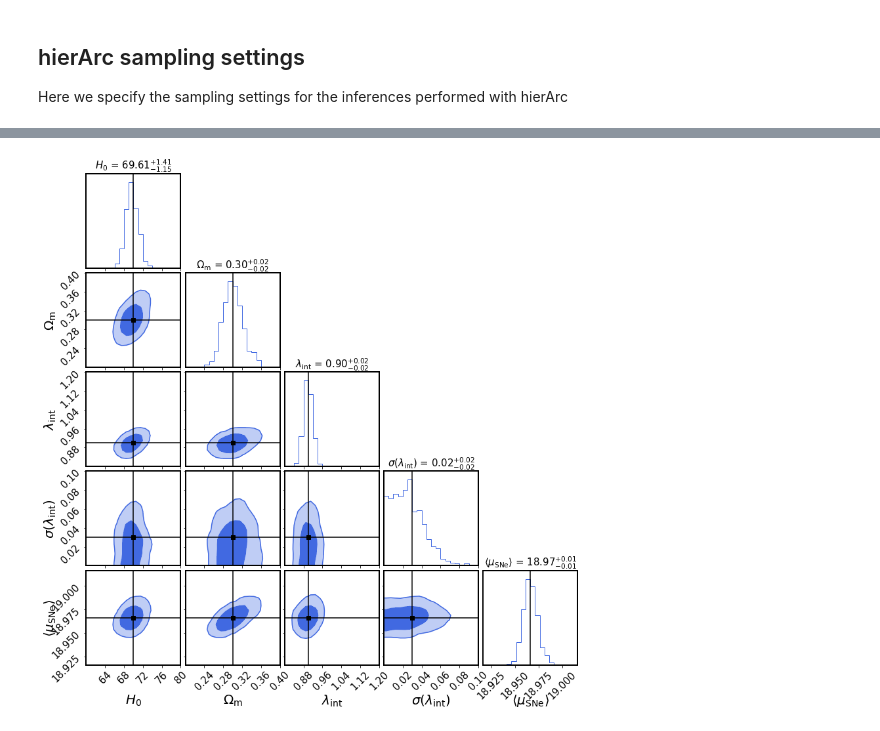
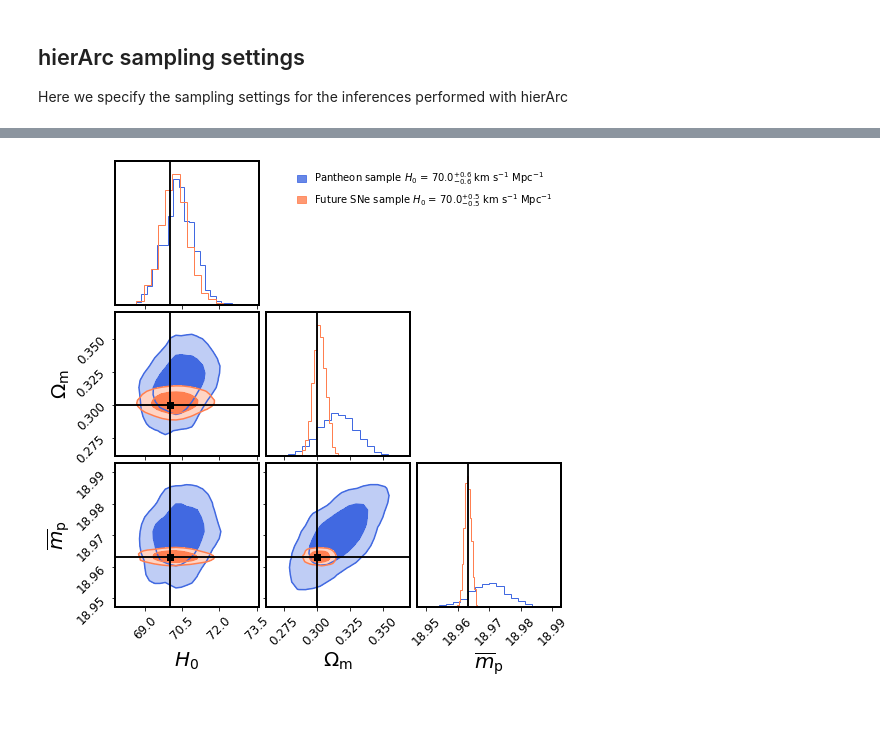
Before and after one commit to sibirrer/glSNe, a Jupyter notebook: Notebooks/forecast_sne-multi_use.ipynb, the cells around one changed output, grey strips where cells are left out. Cells and saved outputs as stored; diff of their text form; code cells hidden in the pictures.

Commit message:
major revision of forecast notebook structure and added (possibly unconverged) chains

```diff
--- a/Notebooks/forecast_sne-multi_use.ipynb
+++ b/Notebooks/forecast_sne-multi_use.ipynb
@@ -453,35 +647,43 @@ def model_errors(x_image_measured, y_image_measured, kwargs_lens, kwargs_ps):
 # %%
+# =========================================================================================
+# compute image analysis-like lens model posteriors for the different source configurations
+# =========================================================================================
+
+
+re_compute_lens_posterior = False  # re-compute posteriors, if False, reads in pre-computed posteriors
+
+
 lensModel = LensModel(lens_model_list=lens_model_list)
 psModel = PointSource(point_source_type_list=point_source_model, lensModel=lensModel)
 
 # cross
-x_pos, y_pos = psModel.image_position(kwargs_ps_cross, kwargs_lens)
+x_pos, y_pos = psModel.image_position(kwargs_ps_cross, kwargs_lens_pl_true)
 x_image_cross, y_image_cross = x_pos[0], y_pos[0]
 cross_file = os.path.join(path2posteriors, 'mcmc_chain_cross.npy')
 if re_compute_lens_posterior:
-    mcmc_chain_cross = model_errors(x_image_cross, y_image_cross, kwargs_lens, kwargs_ps_cross)
+    mcmc_chain_cross = imaging_model_errors(x_image_cross, y_image_cross, kwargs_lens_pl_true)
     np.save(cross_file, mcmc_chain_cross)
 else:
     mcmc_chain_cross = np.load(cross_file)
 cov_model_cross = np.cov(mcmc_chain_cross.T)
 
 # cusp
-x_pos, y_pos = psModel.image_position(kwargs_ps_cusp, kwargs_lens)
+x_pos, y_pos = psModel.image_position(kwargs_ps_cusp, kwargs_lens_pl_true)
 x_image_cusp, y_image_cusp = x_pos[0], y_pos[0]
 cusp_file = os.path.join(path2posteriors, 'mcmc_chain_cusp.npy')
 if re_compute_lens_posterior:
-    mcmc_chain_cusp = model_errors(x_image_cusp, y_image_cusp, kwargs_lens, kwargs_ps_cusp)
+    mcmc_chain_cusp = imaging_model_errors(x_image_cusp, y_image_cusp, kwargs_lens_pl_true)
     np.save(cusp_file, mcmc_chain_cusp)
 else:
     mcmc_chain_cusp = np.load(cusp_file)
 cov_model_cusp = np.cov(mcmc_chain_cusp.T)
 
 # fold
-x_pos, y_pos = psModel.image_position(kwargs_ps_fold, kwargs_lens)
+x_pos, y_pos = psModel.image_position(kwargs_ps_fold, kwargs_lens_pl_true)
 x_image_fold, y_image_fold = x_pos[0], y_pos[0]
 fold_file = os.path.join(path2posteriors, 'mcmc_chain_fold.npy')
 if re_compute_lens_posterior:
-    mcmc_chain_fold = model_errors(x_image_fold, y_image_fold, kwargs_lens, kwargs_ps_fold)
+    mcmc_chain_fold = imaging_model_errors(x_image_fold, y_image_fold, kwargs_lens_pl_true)
     np.save(fold_file, mcmc_chain_fold)
 else:
     mcmc_chain_fold = np.load(fold_file)
@@ -661,27 +1133,13 @@ mcmc_samples_sne_sl, log_prob_cosmo_sne_sl = mcmc_sampler_sne_sl.mcmc_emcee(n_wa
 # %%
+save_plot = False
 
-truths = mcmc_sampler_sne_sl.param.kwargs2args(kwargs_cosmo=kwargs_cosmo_true, kwargs_lens=kwargs_lens_true, kwargs_source=kwargs_source_true)
-
-param_names_sne_sl=mcmc_sampler_sne_sl.param_names(latex_style=False)
-param_names_sne=mcmc_sampler_sne.param_names(latex_style=False)
-
-mcmc_samples_sne_extended = np.zeros((len(mcmc_samples_sne[:, 0]), len(mcmc_samples_sne_sl.T)))
-print(np.shape(mcmc_samples_sne_extended))
-print(np.shape(mcmc_samples_sne_sl))
-
-j = 0
-for i, param in enumerate(param_names_sne_sl):
-    if param in param_names_sne:
-        mcmc_samples_sne_extended[:, i] = mcmc_samples_sne[:, j]
-        j += 1
-    else:
-        mcmc_samples_sne_extended[:, i] = np.random.normal(-1, 0.1, len(mcmc_samples_sne[:, 0]))
-
+mcmc_sampler_glSNe_fix_mst = MCMCSampler(kwargs_likelihood_list=kwargs_likelihood_list_00, **kwargs_sampler_glSNe_fix_mst)
+truths = mcmc_sampler_glSNe_fix_mst.param.kwargs2args(kwargs_cosmo=kwargs_cosmo_true, kwargs_lens=kwargs_lens_true, kwargs_source=kwargs_source_true)
 
 color_list = ['royalblue', 'coral', 'mediumvioletred', 'rebeccapurple', 'steelblue', 'crimson', 'g', 'purple', 'orange', 'r', 'k']
 levels = [0.68,0.95]
 alpha = 0.8
-extents = [[60, 80], [0.2, 0.4], [0.8, 1.2], [0, 0.1], [mu_sne_true-0.05, mu_sne_true+0.05]]
+#extents = [[60, 80], [0.2, 0.4], [0.8, 1.2], [0, 0.1], [mu_sne_true-0.05, mu_sne_true+0.05]]
 
 kwargs_corner = {'bins': 20, 'alpha': 0.2, 'smooth': 0.9, 'smooth1d': None,
                  'levels': levels, 'truths': truths, 'truth_color': 'k',
@@ -689,27 +1147,38 @@ kwargs_corner = {'bins': 20, 'alpha': 0.2, 'smooth': 0.9, 'smooth1d': None,
                  #'range': extents}
 
 
-#kwargs_corner = {'bins': 20, 'plot_datapoints': False, 'show_titles': True,
-#                 'truths': truths, 'truth_color': 'k',
-#                 'label_kwargs': dict(fontsize=20), 'smooth': 0.3, 'levels': levels,
-#                 'range': extents, quantiles=[0.16, 0.5, 0.84],
-#                 'fill_contours': True, 'alpha': alpha}
-
-#fig = corner.corner(mcmc_samples_sne_extended, color=color_list[1],
-#                    hist_kwargs= {'density': True, 'color': color_list[1]}, **kwargs_corner)
-
-fig = corner.corner(mcmc_samples_sne_sl, labels=mcmc_sampler_sne_sl.param_names(latex_style=True),
+fig = corner.corner(mcmc_samples_glSNe_fix_mst, labels=mcmc_sampler_glSNe_fix_mst.param_names(latex_style=True),
                     color=color_list[0],
-                    range=extents,
-                    show_titles=True,
+                    #range=extents,
+                    #show_titles=True,
                     hist_kwargs= {'density': True, 'color': color_list[0]},
-                    title_kwargs=dict(fontsize=15),
+                    #title_kwargs=dict(fontsize=15),
                     label_kwargs=dict(fontsize=20),
                     contourf_kwargs={'color': color_list[0]},
                     **kwargs_corner)
 
+fig = corner.corner(mcmc_samples_glSNe_fix_mst_future, color=color_list[1], fig=fig,
+                    hist_kwargs= {'density': True, 'color': color_list[1]}, **kwargs_corner)
+
+
+
+ax = fig.axes[2]
+ax.set_visible(True)
+ax.set_frame_on(False)
+ax.get_xaxis().set_visible(False)
+ax.get_yaxis().set_visible(False)
+
+result_string_ = plot_util.result_string(mcmc_samples_glSNe_fix_mst[:, 0]/np.median(mcmc_samples_glSNe_fix_mst[:, 0])*70.0, weights=None, title_fmt=".1f", label=r'$H_0$')
+patch_1 = mpatches.Patch(color=color_list[0], label='Pantheon sample' + ' ' + result_string_ +r' km s$^{-1}$ Mpc$^{-1}$', alpha=alpha)
+
+result_string_ = plot_util.result_string(mcmc_samples_glSNe_fix_mst_future[:, 0]/np.median(mcmc_samples_glSNe_fix_mst_future[:, 0])*70.0, weights=None, title_fmt=".1f", label=r'$H_0$')
+patch_2 = mpatches.Patch(color=color_list[1], label='Future SNe sample' + ' ' + result_string_ +r' km s$^{-1}$ Mpc$^{-1}$', alpha=alpha)
+
+
+ax.legend(handles=[patch_1, patch_2], fontsize=10, handlelength=0.9, loc=1, frameon=False)
+
 if save_plot:
-    fig.savefig('/Users/sibirrer/Science/Publications/glSNe/Plots/forecast_posteriors.pdf', dpi=None, facecolor='w', edgecolor='w',
+    fig.savefig('/Users/sibirrer/Science/Publications/glSNe/Plots/fix_mst_pantheon_vs_future_sne.pdf', dpi=None, facecolor='w', edgecolor='w',
             orientation='portrait', papertype=None, format='pdf',
             transparent=False, bbox_inches=None, pad_inches=0.1,
             frameon=None, metadata=None)
@@ -722 +1188 @@ The frameon kwarg was deprecated in Matplotlib 3.1 and will be removed in 3.3. U
-[figure, old version]
+[figure, new version]
```
Also changed, not shown: parts of 44 cells of this notebook, 17 other files.
